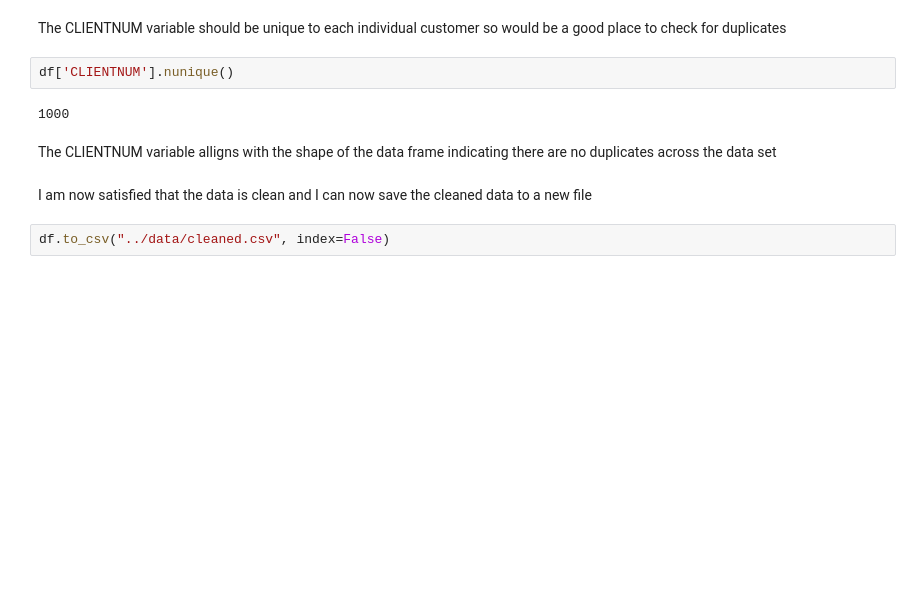
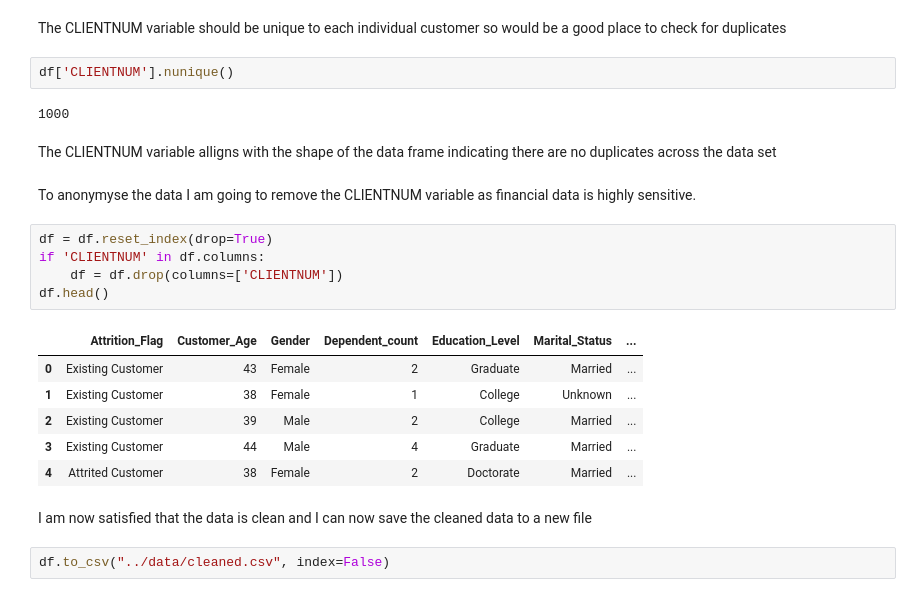
Before and after one commit to Janeweightman/Credit-card-churn-analysis, a Jupyter notebook: jupyter_notebooks/Datainvestigations.ipynb, the cells around one changed output. Saved outputs shown, nothing was run; the diff lists cells and outputs as text; blank space fills up the shorter version.

Commit message:
anonymised the data

```diff
--- a/jupyter_notebooks/Datainvestigations.ipynb
+++ b/jupyter_notebooks/Datainvestigations.ipynb
@@ -179,6 +179,20 @@ df['CLIENTNUM'].nunique()
 1000
 # %% [markdown]
 The CLIENTNUM variable alligns with the shape of the data frame indicating there are no duplicates across the data set
+# %% [markdown]
+To anonymyse the data I am going to remove the CLIENTNUM variable as financial data is highly sensitive.
+# %%
+df = df.reset_index(drop=True)
+if 'CLIENTNUM' in df.columns:
+    df = df.drop(columns=['CLIENTNUM'])
+df.head()
+# %% [output]
+|  | Attrition_Flag | Customer_Age | Gender | Dependent_count | Education_Level | Marital_Status | ... |
+| 0 | Existing Customer | 43 | Female | 2 | Graduate | Married | ... |
+| 1 | Existing Customer | 38 | Female | 1 | College | Unknown | ... |
+| 2 | Existing Customer | 39 | Male | 2 | College | Married | ... |
+| 3 | Existing Customer | 44 | Male | 4 | Graduate | Married | ... |
+| 4 | Attrited Customer | 38 | Female | 2 | Doctorate | Married | ... |
 # %% [markdown]
 I am now satisfied that the data is clean and I can now save the cleaned data to a new file
 # %%
```
Also changed, not shown: 3 other files.
